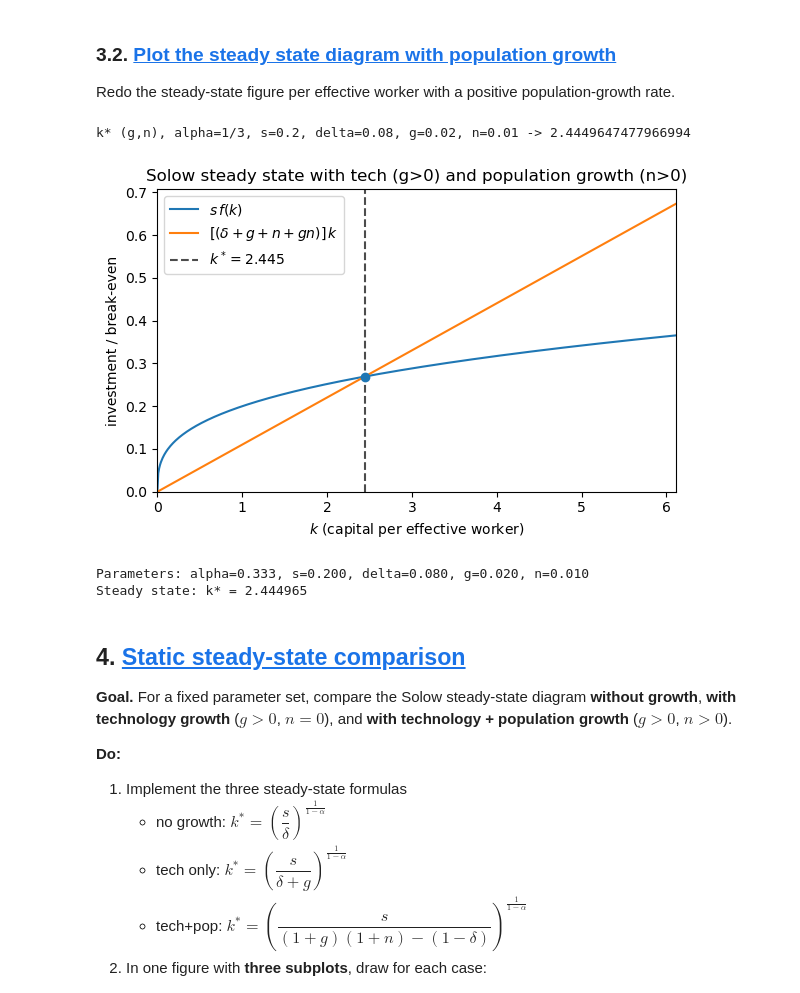
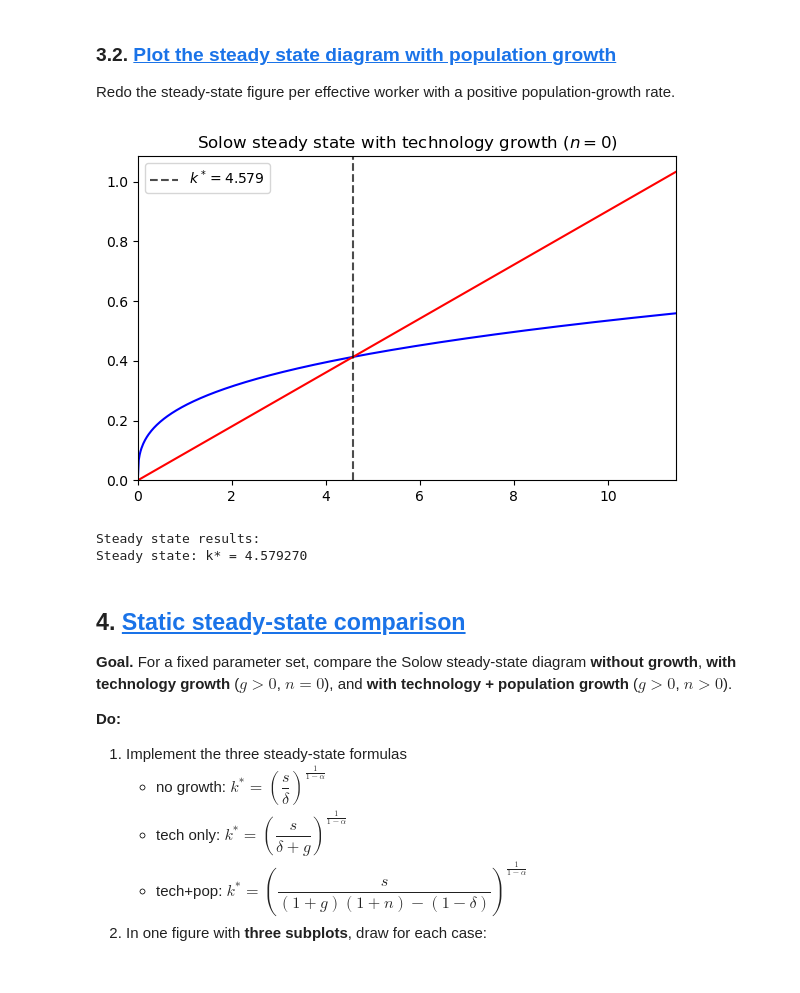
Before and after one commit to fgv916/ProgEconFgv916, a Jupyter notebook: PS5_ftv/Problem_Set_5_Solow.ipynb, the cells around one changed output. Cells and saved outputs as stored; diff of their text form; code cells hidden in the pictures.

```diff
--- a/PS5_ftv/Problem_Set_5_Solow.ipynb
+++ b/PS5_ftv/Problem_Set_5_Solow.ipynb
@@ -160,13 +242,43 @@ k* (g,n), alpha=1/3, s=0.2, delta=0.08, g=0.02, n=0.01 -> 2.4449647477966994
 
 Redo the steady-state figure per effective worker with a positive population-growth rate.
 # %%
-import runpy #
-_ = runpy.run_module("A3_2", run_name="__main__");  # no big dict printed
+# Use parameters from above
+alpha = params['alpha'] #henter alpha fra params
+s = params['s'] #henter s fra params
+delta = params['delta'] #henter delta fra params
+
+#add new parameteres
+g = 0.02  # technology growth rate
+n = 0.01  # population growth rate
+
+# Steady state and grid
+k_star = k_star_gn(alpha, s, delta, g, n) #beregner k_star med g
+kmax   = max(4.0, 2.5 * k_star)
+k      = np.linspace(1e-6, kmax, 600)
+
+invest     = s * f(k, alpha)                         # s f(k)
+break_even = ((1 + g) * (1 + n) - (1 - delta)) * k   # (δ+g+n+gn) k
+
+# Plot
+fig, ax = plt.subplots(figsize=(6, 4))
+ax.plot(k, invest, color="blue")
+ax.plot(k, break_even, color ="red")
+ax.axvline(k_star, linestyle="--", color="black", alpha=0.7, label=fr"$k^*={k_star:.3f}$")
+
+ax.set_title("Solow steady state with technology growth ($n=0$)")
+ax.set_xlim(0, kmax)
+ax.set_ylim(0, 1.05*max(invest.max(), break_even.max()))
+ax.legend(loc="best")
+fig.tight_layout()
+plt.show()
+
+# # Print results
+print(f"Steady state results:")
+print(f"Steady state: k* = {k_star:.6f}")
 # %% [output]
+[figure, new version]
-k* (g,n), alpha=1/3, s=0.2, delta=0.08, g=0.02, n=0.01 -> 2.4449647477966994
+Steady state results:
+Steady state: k* = 4.579270
-[figure, old version]
-Parameters: alpha=0.333, s=0.200, delta=0.080, g=0.020, n=0.010
-Steady state: k* = 2.444965
 # %% [markdown]
 ## 4. <a id='toc4_'></a>[Static steady-state comparison](#toc0_)
 
```
Also changed, not shown: parts of 6 cells of this notebook.
